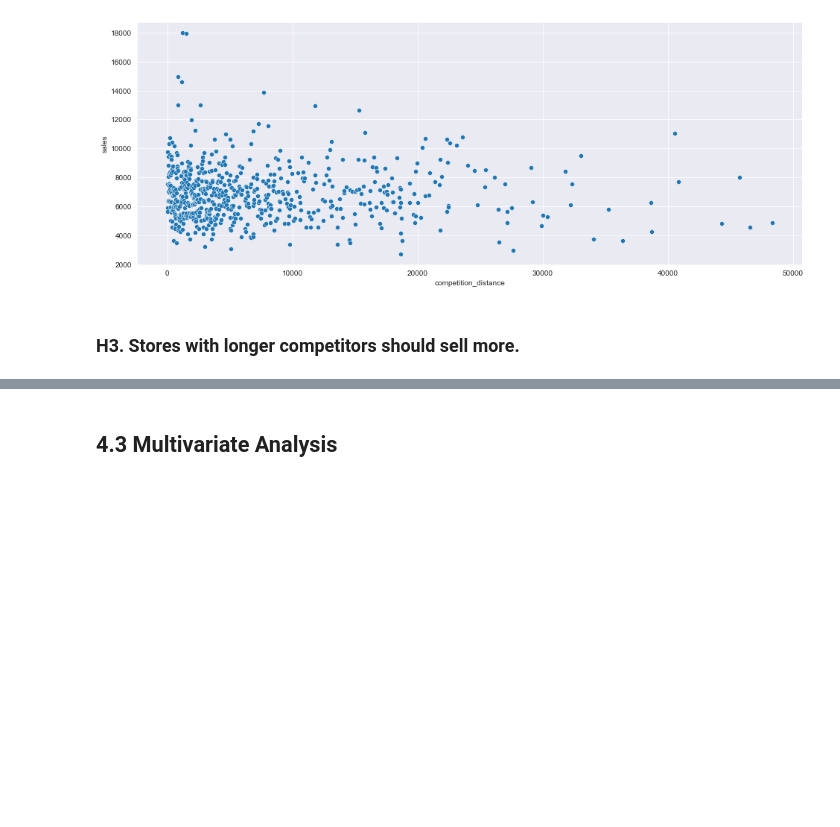
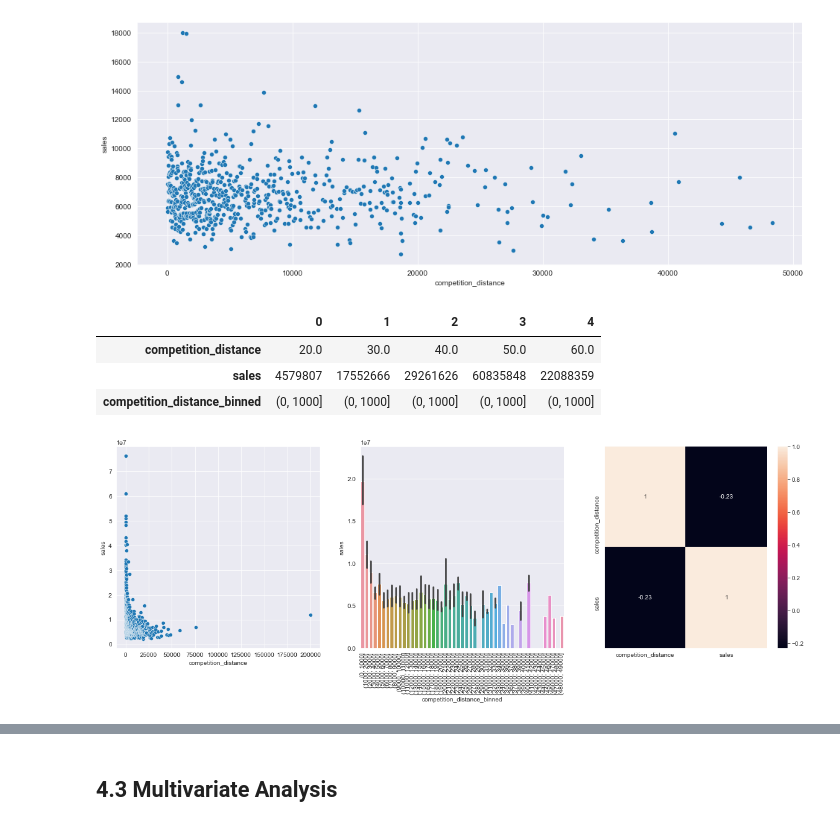
Before and after one commit to felipedmnq/Data-Science-T, a Jupyter notebook: Notebooks/Data_Science_T_M4.ipynb, the cells around one changed output, grey strips where cells are left out. Drawn from its saved outputs; the diff is of its cells as text; code cells hidden in the pictures; blank space fills up the shorter version.

```diff
--- a/Notebooks/Data_Science_T_M4.ipynb
+++ b/Notebooks/Data_Science_T_M4.ipynb
@@ -782,5 +787,24 @@ plt.figure(figsize=(16, 6))
 sns.scatterplot(x = 'competition_distance', y = 'sales', data = aux_mean_closer);
 # %% [output]
 [figure]
-# %% [markdown]
-### H3. Stores with longer competitors should sell more.
+# %%
+aux_sum.head().T
+# %% [output]
+|  | 0 | 1 | 2 | 3 | 4 |
+| competition_distance | 20.0 | 30.0 | 40.0 | 50.0 | 60.0 |
+| sales | 4579807 | 17552666 | 29261626 | 60835848 | 22088359 |
+| competition_distance_binned | (0, 1000] | (0, 1000] | (0, 1000] | (0, 1000] | (0, 1000] |
+# %%
+plt.figure(figsize = (20, 6))
+
+plt.subplot(1, 3, 1)
+sns.scatterplot(x = 'competition_distance', y = 'sales', data = aux_sum);
+
+plt.subplot(1, 3, 2)
+sns.barplot(x = 'competition_distance_binned', y = 'sales', data = aux_sum);
+plt.xticks(rotation = 90)
+
+plt.subplot(1, 3, 3)
+sns.heatmap(aux_sum.corr(method = 'pearson'), annot = True);
+# %% [output]
+[figure, added]
```
Also changed, not shown: parts of 9 cells of this notebook.
